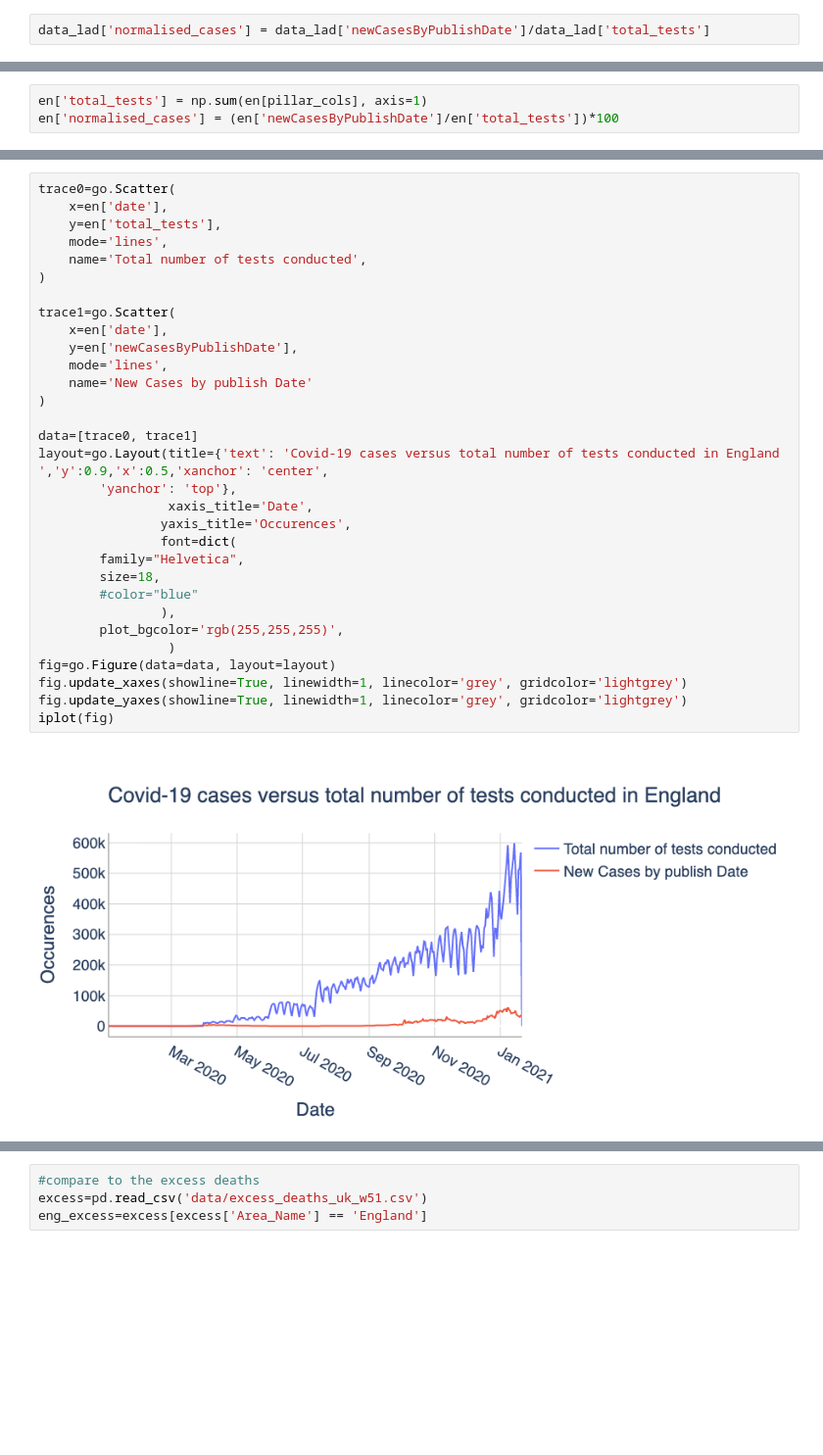
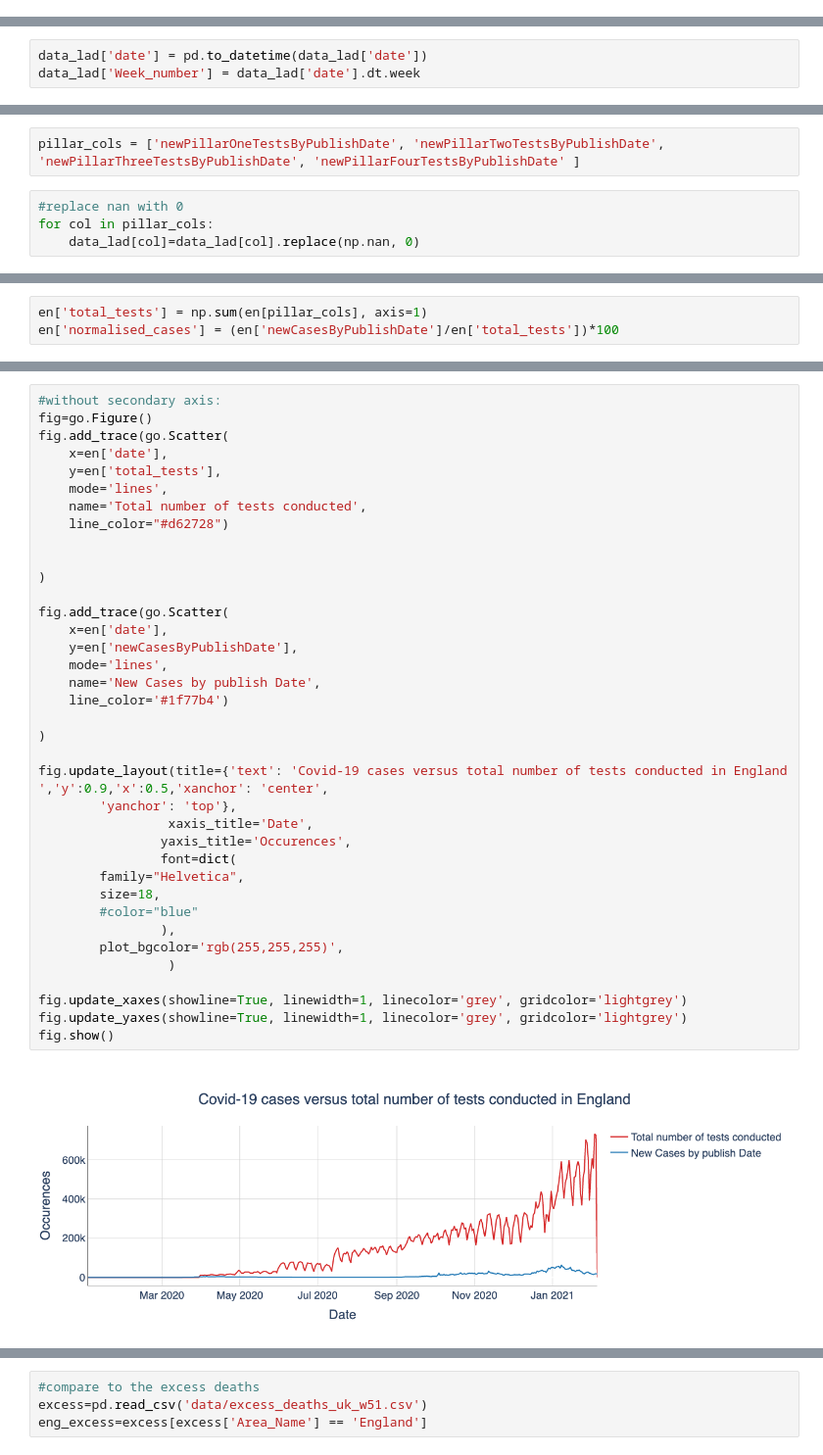
Before and after one commit to Anaraquelpengelly/excess_deaths_dash, a Jupyter notebook: per_lad/PHE_api_case_deaths.ipynb, the cells around one changed output, grey strips where cells are left out. Shown at 98% size. Drawn from its saved outputs; the diff is of its cells as text; blank space fills up the shorter version.

Commit message:
added plots with to check lag

```diff
--- a/per_lad/PHE_api_case_deaths.ipynb
+++ b/per_lad/PHE_api_case_deaths.ipynb
@@ -54,2 +51,0 @@ data_lad['total_tests'] = data_lad['newPillarOneTestsByPublishDate']+data_lad['n
-# %%
-data_lad['normalised_cases'] = data_lad['newCasesByPublishDate']/data_lad['total_tests']
@@ -55,0 +56,3 @@ data_lad['normalised_cases'] = data_lad['newCasesByPublishDate']/data_lad['total
+# %%
+data_lad['date'] = pd.to_datetime(data_lad['date'])
+data_lad['Week_number'] = data_lad['date'].dt.week
@@ -61,0 +148,6 @@ init_notebook_mode(connected =True)
+# %%
+pillar_cols = ['newPillarOneTestsByPublishDate', 'newPillarTwoTestsByPublishDate', 'newPillarThreeTestsByPublishDate', 'newPillarFourTestsByPublishDate' ]
+# %%
+#replace nan with 0
+for col in pillar_cols:
+    data_lad[col]=data_lad[col].replace(np.nan, 0)
@@ -166,33 +315,39 @@ iplot(fig)
 # %%
-trace0=go.Scatter(
+#without secondary axis:
+fig=go.Figure()
+fig.add_trace(go.Scatter(
     x=en['date'],
     y=en['total_tests'],
     mode='lines',
     name='Total number of tests conducted',
+    line_color="#d62728")
+
+
 )
 
-trace1=go.Scatter(
+fig.add_trace(go.Scatter(
     x=en['date'],
     y=en['newCasesByPublishDate'],
     mode='lines',
-    name='New Cases by publish Date'
+    name='New Cases by publish Date',
+    line_color='#1f77b4')
+
 )
 
-data=[trace0, trace1]
-layout=go.Layout(title={'text': 'Covid-19 cases versus total number of tests conducted in England ','y':0.9,'x':0.5,'xanchor': 'center',
+fig.update_layout(title={'text': 'Covid-19 cases versus total number of tests conducted in England ','y':0.9,'x':0.5,'xanchor': 'center',
         'yanchor': 'top'},
                  xaxis_title='Date',
                 yaxis_title='Occurences',
                 font=dict(
         family="Helvetica",
         size=18,
         #color="blue"
                 ),
         plot_bgcolor='rgb(255,255,255)',
                  )
-fig=go.Figure(data=data, layout=layout)
+
 fig.update_xaxes(showline=True, linewidth=1, linecolor='grey', gridcolor='lightgrey')
 fig.update_yaxes(showline=True, linewidth=1, linecolor='grey', gridcolor='lightgrey')
-iplot(fig)
+fig.show()
 # %% [output]
-[figure, old version]
+[figure, new version]
```
Also changed, not shown: parts of 50 cells of this notebook, 5 other files.
